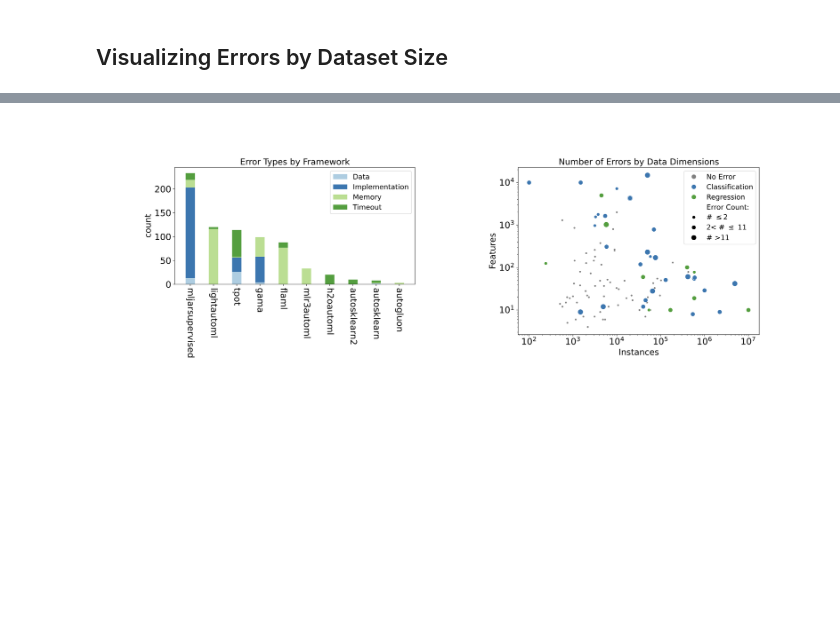
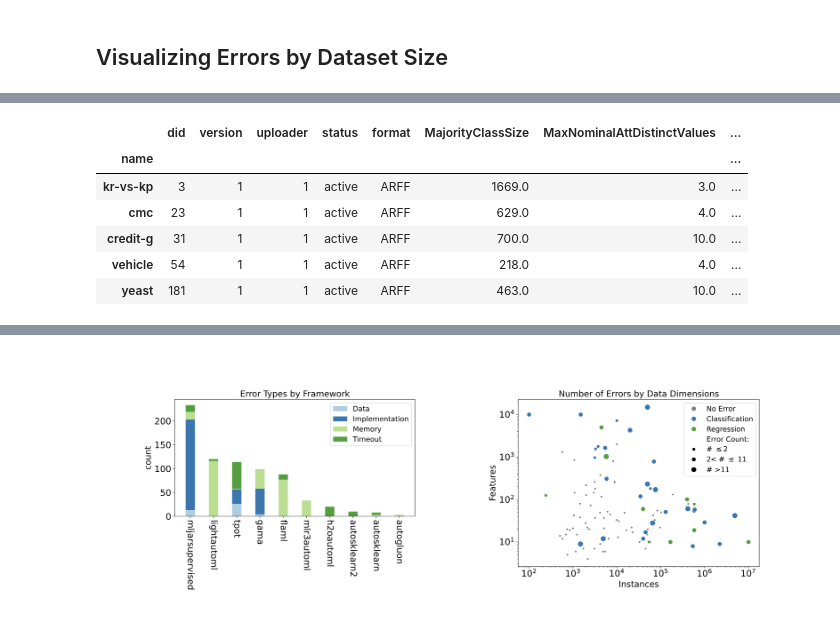
Before and after one commit to PGijsbers/amlb-results, a Jupyter notebook: notebooks/error_visualization.ipynb, the cells around one changed output, grey strips where cells are left out. Drawn from its saved outputs; the diff is of its cells as text; code cells hidden in the pictures; blank space fills up the shorter version.

```diff
--- a/notebooks/error_visualization.ipynb
+++ b/notebooks/error_visualization.ipynb
@@ -202,3 +229,16 @@ metadata = openml.datasets.list_datasets(data_id=regression.data+classification.
 # %%
-errors = metadata.join(errors_by_task)
+all_results = metadata.set_index("name").join(errors_by_task)
+all_results = all_results.fillna(0)
+all_results = all_results.rename(columns=dict(info="count"))
+errors = all_results[all_results["count"]>0].copy()
+no_errors = all_results[all_results["count"]==0].copy()
+errors.head()
+# %% [output]
+|  | did | version | uploader | status | format | MajorityClassSize | MaxNominalAttDistinctValues | ... |
+| name |  |  |  |  |  |  |  | ... |
+| kr-vs-kp | 3 | 1 | 1 | active | ARFF | 1669.0 | 3.0 | ... |
+| cmc | 23 | 1 | 1 | active | ARFF | 629.0 | 4.0 | ... |
+| credit-g | 31 | 1 | 1 | active | ARFF | 700.0 | 10.0 | ... |
+| vehicle | 54 | 1 | 1 | active | ARFF | 218.0 | 4.0 | ... |
+| yeast | 181 | 1 | 1 | active | ARFF | 463.0 | 10.0 | ... |
 # %%
```
Also changed, not shown: parts of 10 cells of this notebook.
